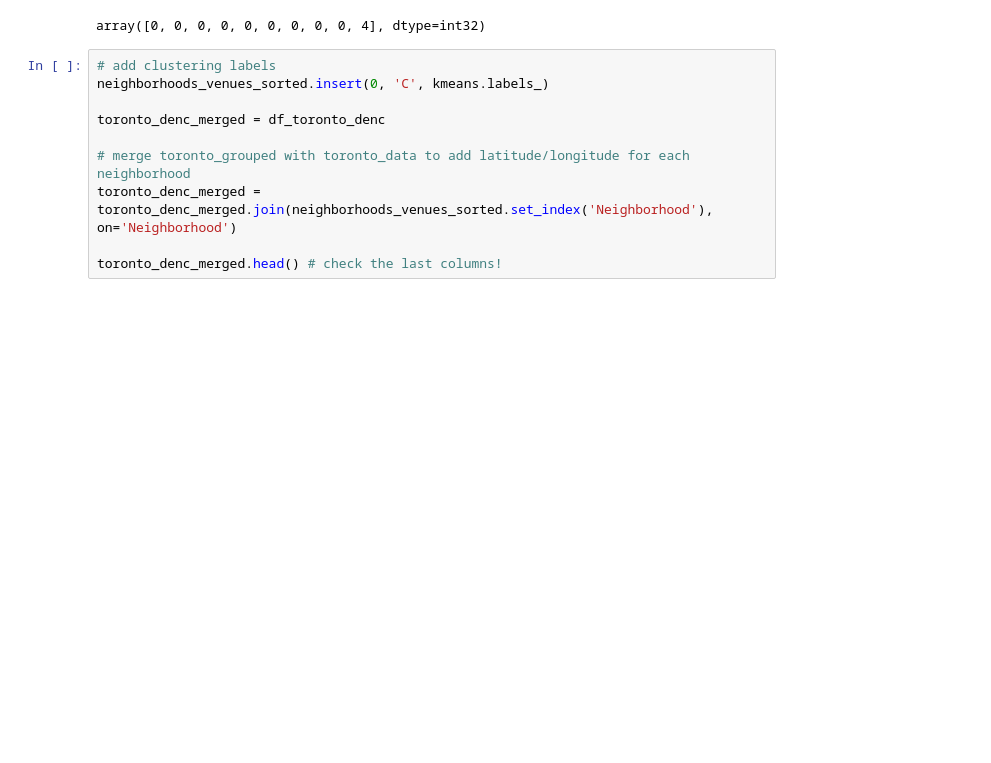
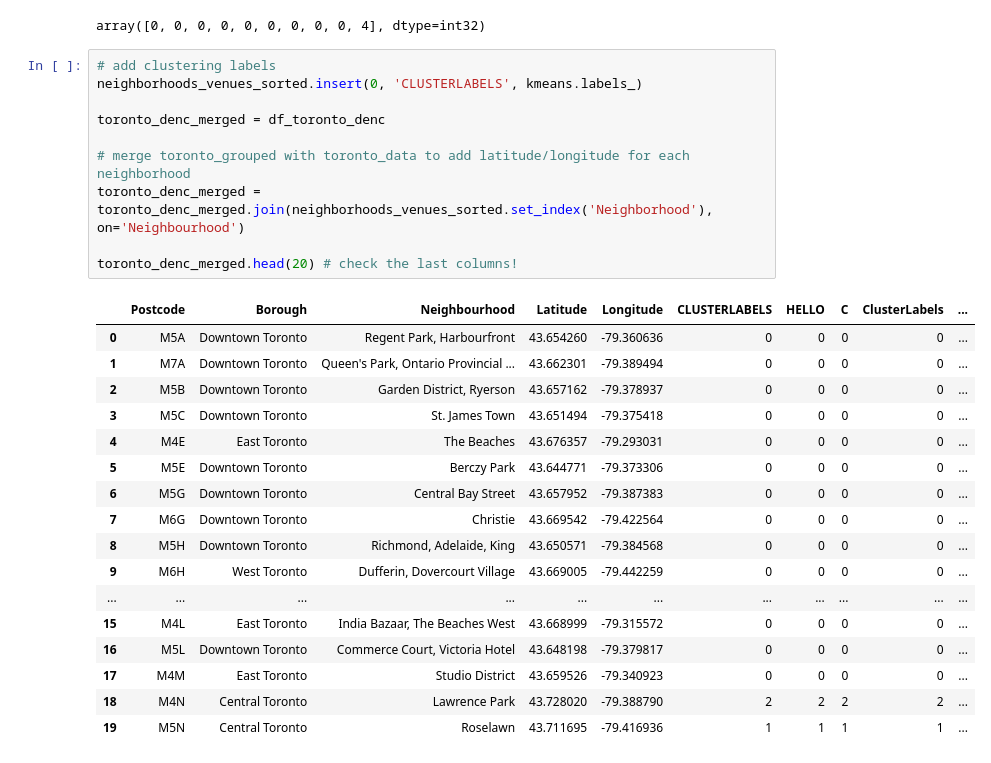
Before and after one commit to BrokenSpaghetti99/Classifying-Planets, a Jupyter notebook: Assignment.ipynb, the cells around one changed output. Cells and saved outputs as stored; diff of their text form; blank space fills up the shorter version.

Commit message:
Published from Watson Studio.

```diff
--- a/Assignment.ipynb
+++ b/Assignment.ipynb
@@ -384,11 +384,29 @@ kmeans.labels_[0:10]
 array([0, 0, 0, 0, 0, 0, 0, 0, 0, 4], dtype=int32)
 # %%
 # add clustering labels
-neighborhoods_venues_sorted.insert(0, 'C', kmeans.labels_)
+neighborhoods_venues_sorted.insert(0, 'CLUSTERLABELS', kmeans.labels_)
 
 toronto_denc_merged = df_toronto_denc
 
 # merge toronto_grouped with toronto_data to add latitude/longitude for each neighborhood
-toronto_denc_merged = toronto_denc_merged.join(neighborhoods_venues_sorted.set_index('Neighborhood'), on='Neighborhood')
+toronto_denc_merged = toronto_denc_merged.join(neighborhoods_venues_sorted.set_index('Neighborhood'), on='Neighbourhood')
 
-toronto_denc_merged.head() # check the last columns!
+toronto_denc_merged.head(20) # check the last columns!
+# %% [output]
+|  | Postcode | Borough | Neighbourhood | Latitude | Longitude | CLUSTERLABELS | HELLO | C | ClusterLabels | ... |
+| 0 | M5A | Downtown Toronto | Regent Park, Harbourfront | 43.654260 | -79.360636 | 0 | 0 | 0 | 0 | ... |
+| 1 | M7A | Downtown Toronto | Queen's Park, Ontario Provincial ... | 43.662301 | -79.389494 | 0 | 0 | 0 | 0 | ... |
+| 2 | M5B | Downtown Toronto | Garden District, Ryerson | 43.657162 | -79.378937 | 0 | 0 | 0 | 0 | ... |
+| 3 | M5C | Downtown Toronto | St. James Town | 43.651494 | -79.375418 | 0 | 0 | 0 | 0 | ... |
+| 4 | M4E | East Toronto | The Beaches | 43.676357 | -79.293031 | 0 | 0 | 0 | 0 | ... |
+| 5 | M5E | Downtown Toronto | Berczy Park | 43.644771 | -79.373306 | 0 | 0 | 0 | 0 | ... |
+| 6 | M5G | Downtown Toronto | Central Bay Street | 43.657952 | -79.387383 | 0 | 0 | 0 | 0 | ... |
+| 7 | M6G | Downtown Toronto | Christie | 43.669542 | -79.422564 | 0 | 0 | 0 | 0 | ... |
+| 8 | M5H | Downtown Toronto | Richmond, Adelaide, King | 43.650571 | -79.384568 | 0 | 0 | 0 | 0 | ... |
+| 9 | M6H | West Toronto | Dufferin, Dovercourt Village | 43.669005 | -79.442259 | 0 | 0 | 0 | 0 | ... |
+| ... | ... | ... | ... | ... | ... | ... | ... | ... | ... | ... |
+| 15 | M4L | East Toronto | India Bazaar, The Beaches West | 43.668999 | -79.315572 | 0 | 0 | 0 | 0 | ... |
+| 16 | M5L | Downtown Toronto | Commerce Court, Victoria Hotel | 43.648198 | -79.379817 | 0 | 0 | 0 | 0 | ... |
+| 17 | M4M | East Toronto | Studio District | 43.659526 | -79.340923 | 0 | 0 | 0 | 0 | ... |
+| 18 | M4N | Central Toronto | Lawrence Park | 43.728020 | -79.388790 | 2 | 2 | 2 | 2 | ... |
+| 19 | M5N | Central Toronto | Roselawn | 43.711695 | -79.416936 | 1 | 1 | 1 | 1 | ... |
```
Also changed, not shown: parts of 6 cells of this notebook.
